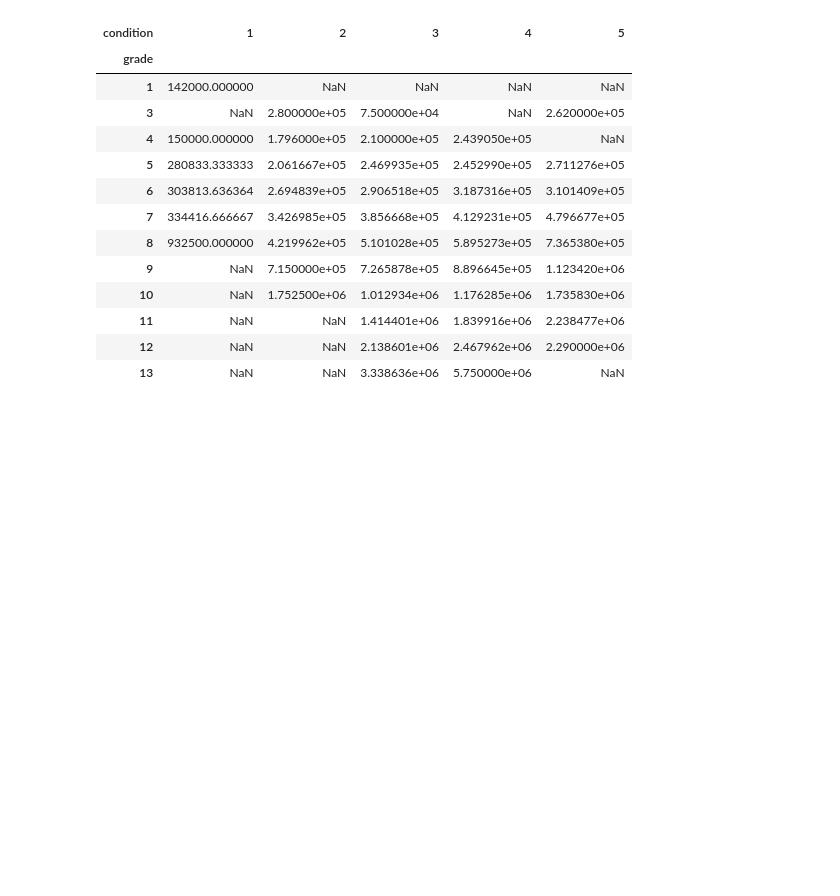
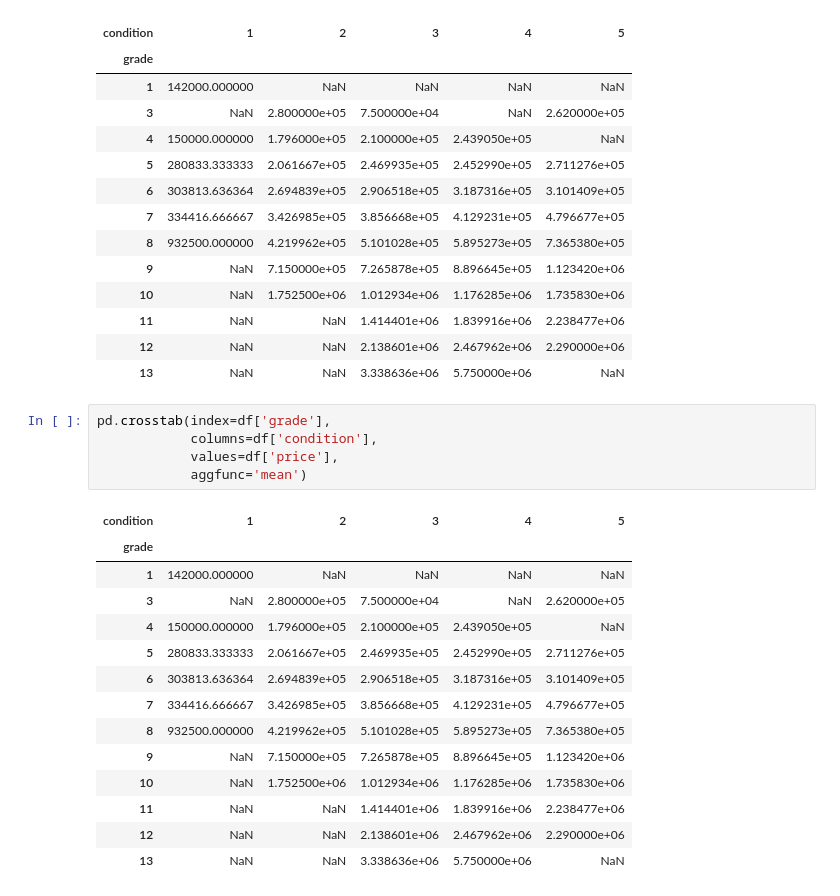
Before and after one commit to NataliFA/Python_HW_2, a Jupyter notebook: ДЗ_3.ipynb, the cells around one changed output. Cells and saved outputs as stored; diff of their text form; blank space fills up the shorter version.

```diff
--- a/ДЗ_3.ipynb
+++ b/ДЗ_3.ipynb
@@ -249,3 +272,23 @@ df.pivot_table(index='grade',
 | 11 | NaN | NaN | 1.414401e+06 | 1.839916e+06 | 2.238477e+06 |
 | 12 | NaN | NaN | 2.138601e+06 | 2.467962e+06 | 2.290000e+06 |
 | 13 | NaN | NaN | 3.338636e+06 | 5.750000e+06 | NaN |
+# %%
+pd.crosstab(index=df['grade'],
+            columns=df['condition'],
+            values=df['price'],
+            aggfunc='mean')
+# %% [output]
+| condition | 1 | 2 | 3 | 4 | 5 |
+| grade |  |  |  |  |  |
+| 1 | 142000.000000 | NaN | NaN | NaN | NaN |
+| 3 | NaN | 2.800000e+05 | 7.500000e+04 | NaN | 2.620000e+05 |
+| 4 | 150000.000000 | 1.796000e+05 | 2.100000e+05 | 2.439050e+05 | NaN |
+| 5 | 280833.333333 | 2.061667e+05 | 2.469935e+05 | 2.452990e+05 | 2.711276e+05 |
+| 6 | 303813.636364 | 2.694839e+05 | 2.906518e+05 | 3.187316e+05 | 3.101409e+05 |
+| 7 | 334416.666667 | 3.426985e+05 | 3.856668e+05 | 4.129231e+05 | 4.796677e+05 |
+| 8 | 932500.000000 | 4.219962e+05 | 5.101028e+05 | 5.895273e+05 | 7.365380e+05 |
+| 9 | NaN | 7.150000e+05 | 7.265878e+05 | 8.896645e+05 | 1.123420e+06 |
+| 10 | NaN | 1.752500e+06 | 1.012934e+06 | 1.176285e+06 | 1.735830e+06 |
+| 11 | NaN | NaN | 1.414401e+06 | 1.839916e+06 | 2.238477e+06 |
+| 12 | NaN | NaN | 2.138601e+06 | 2.467962e+06 | 2.290000e+06 |
+| 13 | NaN | NaN | 3.338636e+06 | 5.750000e+06 | NaN |
```
Also changed, not shown: parts of 2 cells of this notebook.
